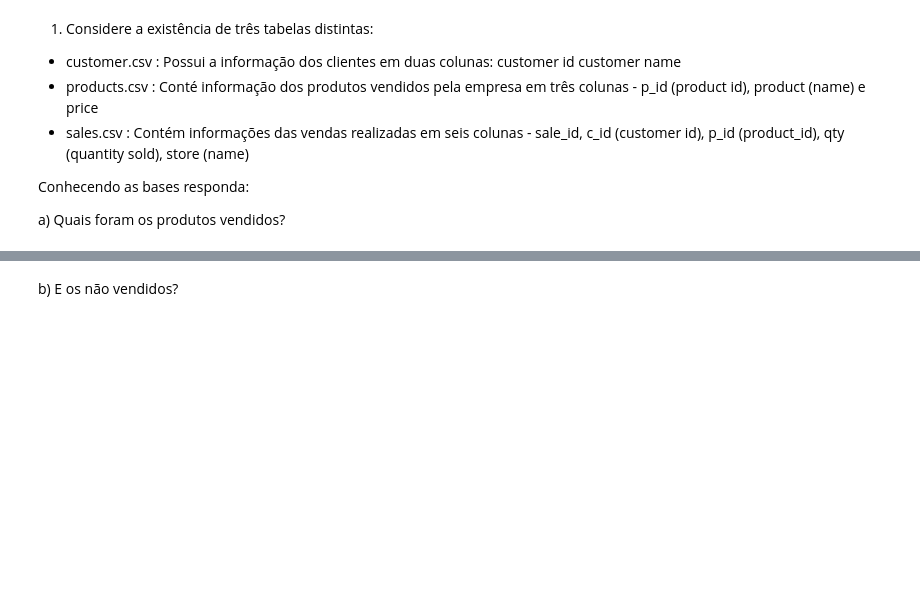
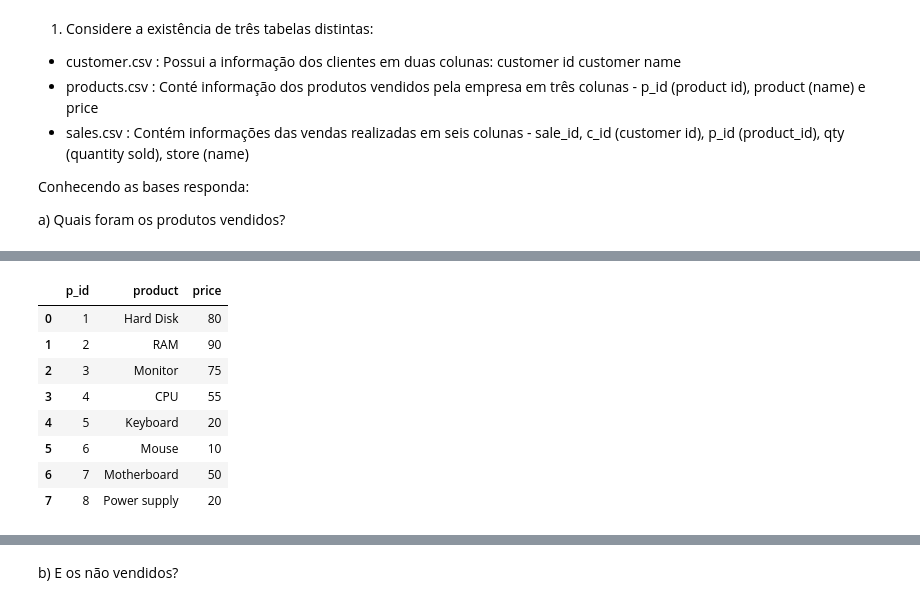
Before and after one commit to patriciacatandi/Lets_Code_Alunos, a Jupyter notebook: 02_Ferramentas_Programação/03_Pandas/Aula_4_-_Groupby_Merge.ipynb, the cells around one changed output, grey strips where cells are left out. Drawn from its saved outputs; the diff is of its cells as text; code cells hidden in the pictures; blank space fills up the shorter version.

```diff
--- a/02_Ferramentas_Programação/03_Pandas/Aula_4_-_Groupby_Merge.ipynb
+++ b/02_Ferramentas_Programação/03_Pandas/Aula_4_-_Groupby_Merge.ipynb
@@ -414,0 +443,12 @@ a) Quais foram os produtos vendidos?
+# %%
+products
+# %% [output]
+|  | p_id | product | price |
+| 0 | 1 | Hard Disk | 80 |
+| 1 | 2 | RAM | 90 |
+| 2 | 3 | Monitor | 75 |
+| 3 | 4 | CPU | 55 |
+| 4 | 5 | Keyboard | 20 |
+| 5 | 6 | Mouse | 10 |
+| 6 | 7 | Motherboard | 50 |
+| 7 | 8 | Power supply | 20 |
```
Also changed, not shown: parts of 12 cells of this notebook.
